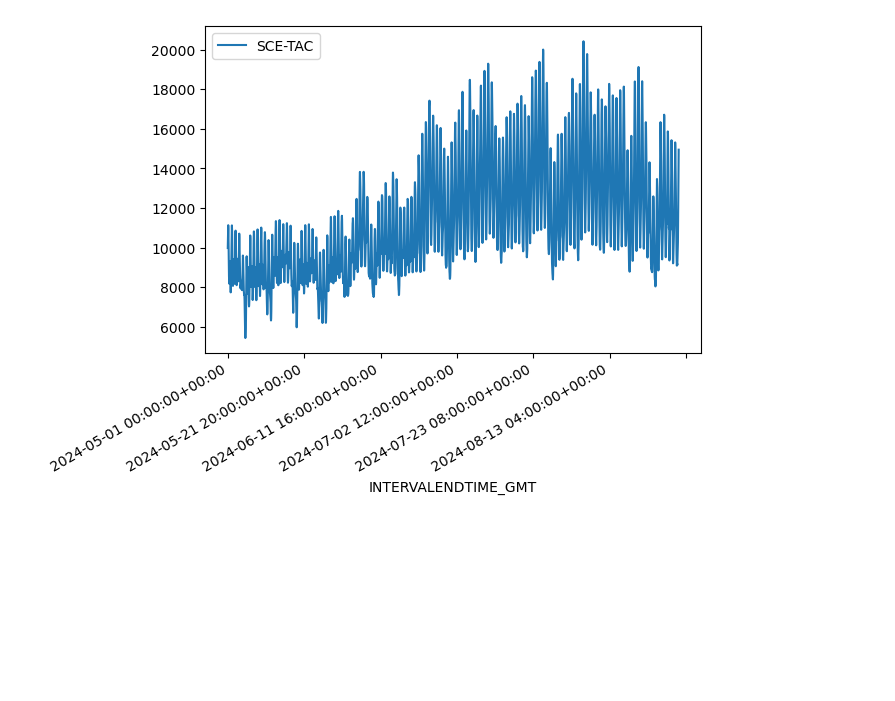
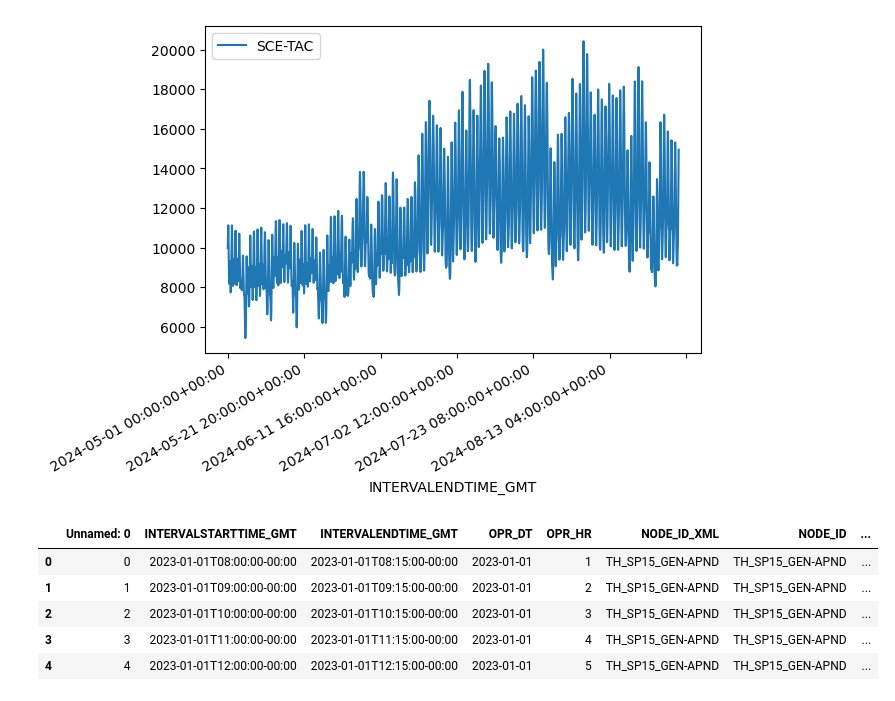
Before and after one commit to rmohr1/price_forecasting, a Jupyter notebook: notebooks/data_processing_support.ipynb, the cells around one changed output. Cells and saved outputs as stored; diff of their text form; code cells hidden in the pictures; blank space fills up the shorter version.

Commit message:
added pulling, cleaning, modeling for RTPD demand and price

```diff
--- a/notebooks/data_processing_support.ipynb
+++ b/notebooks/data_processing_support.ipynb
@@ -121,3 +121,15 @@ demand_window.plot(x='INTERVALENDTIME_GMT', y='SCE-TAC')
 plt.gcf().autofmt_xdate()
 # %% [output]
 [figure]
+# %%
+RAW_PATH = "../data/raw/"
+
+demand_raw = pd.read_csv(os.path.join(RAW_PATH, 'caiso_rtpd_prc/dataset.csv'))
+demand_raw.head()
+# %% [output]
+|  | Unnamed: 0 | INTERVALSTARTTIME_GMT | INTERVALENDTIME_GMT | OPR_DT | OPR_HR | NODE_ID_XML | NODE_ID | ... |
+| 0 | 0 | 2023-01-01T08:00:00-00:00 | 2023-01-01T08:15:00-00:00 | 2023-01-01 | 1 | TH_SP15_GEN-APND | TH_SP15_GEN-APND | ... |
+| 1 | 1 | 2023-01-01T09:00:00-00:00 | 2023-01-01T09:15:00-00:00 | 2023-01-01 | 2 | TH_SP15_GEN-APND | TH_SP15_GEN-APND | ... |
+| 2 | 2 | 2023-01-01T10:00:00-00:00 | 2023-01-01T10:15:00-00:00 | 2023-01-01 | 3 | TH_SP15_GEN-APND | TH_SP15_GEN-APND | ... |
+| 3 | 3 | 2023-01-01T11:00:00-00:00 | 2023-01-01T11:15:00-00:00 | 2023-01-01 | 4 | TH_SP15_GEN-APND | TH_SP15_GEN-APND | ... |
+| 4 | 4 | 2023-01-01T12:00:00-00:00 | 2023-01-01T12:15:00-00:00 | 2023-01-01 | 5 | TH_SP15_GEN-APND | TH_SP15_GEN-APND | ... |
```
Also changed, not shown: parts of 4 cells of this notebook, 8 other files.
